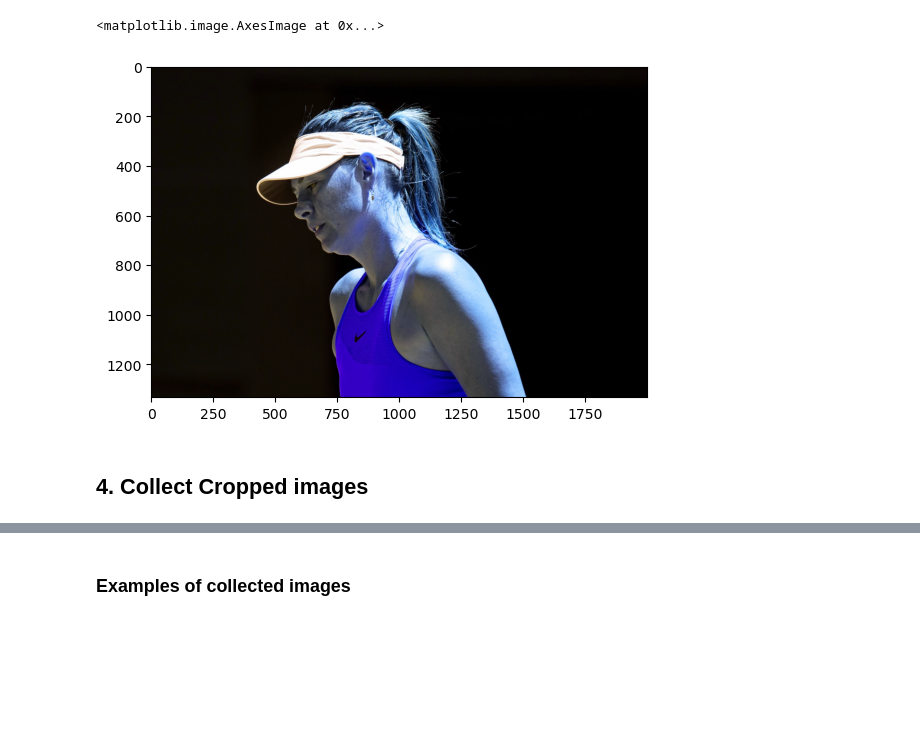
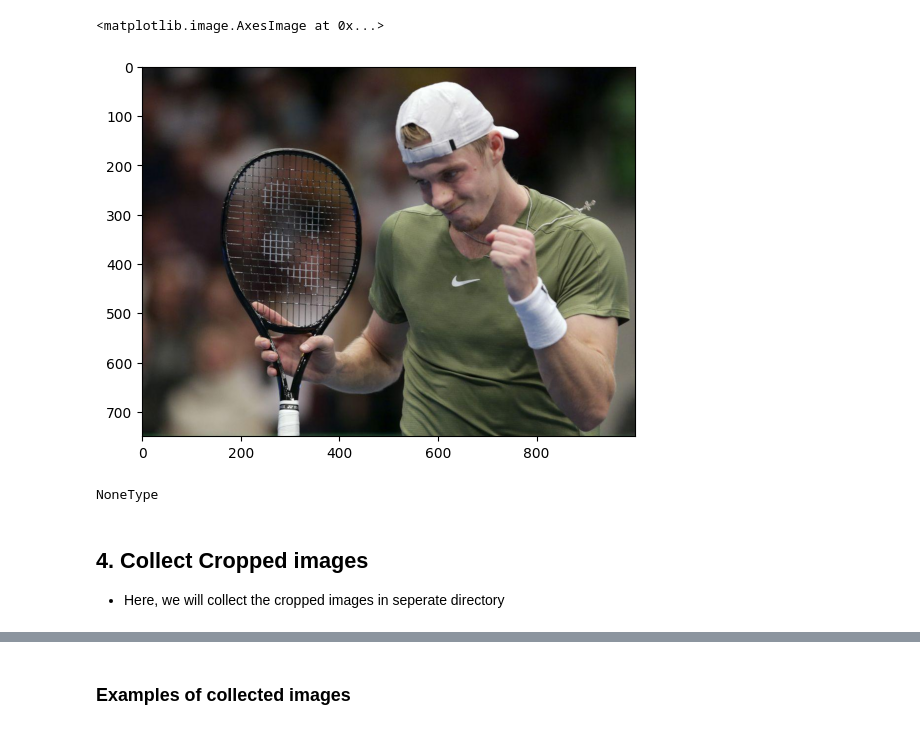
Before and after one commit to tlduf03/ATP_Player_Classification, a Jupyter notebook: model/athletes_classifier_model.ipynb, the cells around one changed output, grey strips where cells are left out. Cells and saved outputs as stored; diff of their text form; code cells hidden in the pictures; blank space fills up the shorter version.

```diff
--- a/model/athletes_classifier_model.ipynb
+++ b/model/athletes_classifier_model.ipynb
@@ -108,12 +438,16 @@ plt.imshow(cropped_img)
 # %%
 #for data we don't want to count in
-wrong_img = cv2.imread('./test_images/sharapova2.jpg')
-plt.imshow(wrong_img)
+wrong_img = cv2.imread('./test_images/testing4.jpg')
+plt.imshow(cv2.cvtColor(wrong_img, cv2.COLOR_BGR2RGB))
 # %% [output]
 <matplotlib.image.AxesImage at 0x...>
-[figure, old version]
+[figure, new version]
 # %%
-cropped_img2 = get_cropped_image_if_2_eyes('./test_images/sharapova2.jpg')
+cropped_img2 = get_cropped_image_if_2_eyes('./test_images/testing4.jpg')
 cropped_img2 #returned None
+type(cropped_img2)
+# %% [output]
+NoneType
 # %% [markdown]
 ## 4. Collect Cropped images
+- Here, we will collect the cropped images in seperate directory
```
Also changed, not shown: parts of 102 cells of this notebook, 3 other files.
